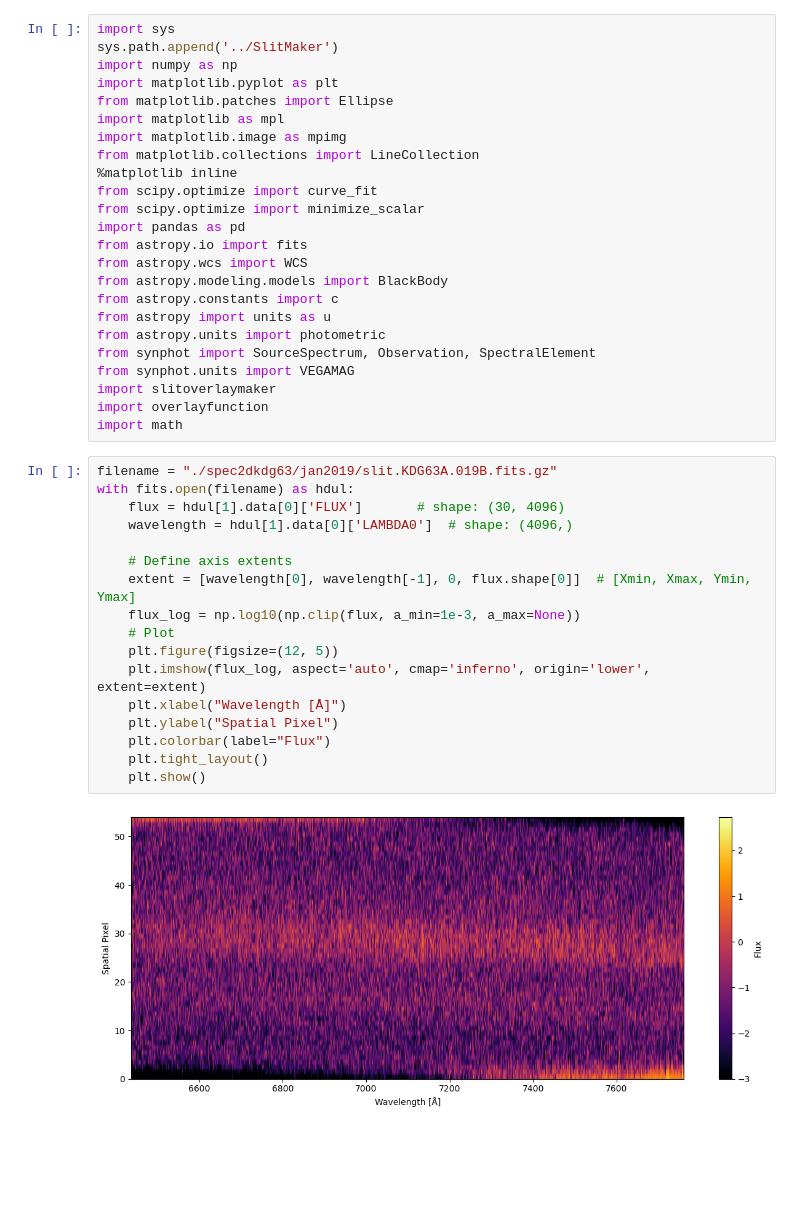
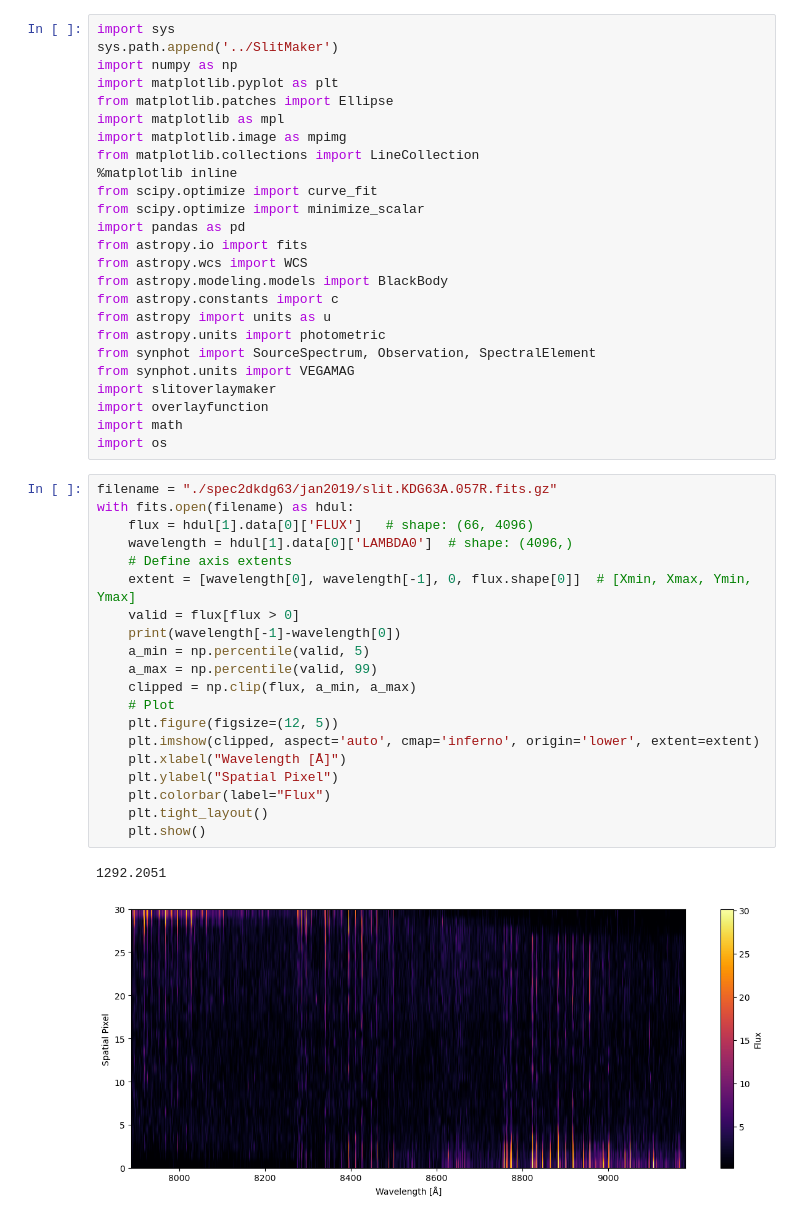
Before and after one commit to curryabalone/AST03, a Jupyter notebook: KDG63/KDG63 Spec2d.ipynb, the cells around one changed output. Saved outputs shown, nothing was run; the diff lists cells and outputs as text; blank space fills up the shorter version.

```diff
--- a/KDG63/KDG63 Spec2d.ipynb
+++ b/KDG63/KDG63 Spec2d.ipynb
@@ -22,22 +22,27 @@ from synphot.units import VEGAMAG
 import slitoverlaymaker
 import overlayfunction
 import math
+import os
 # %%
-filename = "./spec2dkdg63/jan2019/slit.KDG63A.019B.fits.gz"
+filename = "./spec2dkdg63/jan2019/slit.KDG63A.057R.fits.gz"
 with fits.open(filename) as hdul:
-    flux = hdul[1].data[0]['FLUX']       # shape: (30, 4096)
+    flux = hdul[1].data[0]['FLUX']   # shape: (66, 4096)
     wavelength = hdul[1].data[0]['LAMBDA0']  # shape: (4096,)
-
     # Define axis extents
     extent = [wavelength[0], wavelength[-1], 0, flux.shape[0]]  # [Xmin, Xmax, Ymin, Ymax]
-    flux_log = np.log10(np.clip(flux, a_min=1e-3, a_max=None))
+    valid = flux[flux > 0]
+    print(wavelength[-1]-wavelength[0])
+    a_min = np.percentile(valid, 5)
+    a_max = np.percentile(valid, 99)
+    clipped = np.clip(flux, a_min, a_max)
     # Plot
     plt.figure(figsize=(12, 5))
-    plt.imshow(flux_log, aspect='auto', cmap='inferno', origin='lower', extent=extent)
+    plt.imshow(clipped, aspect='auto', cmap='inferno', origin='lower', extent=extent)
     plt.xlabel("Wavelength [Å]")
     plt.ylabel("Spatial Pixel")
     plt.colorbar(label="Flux")
     plt.tight_layout()
     plt.show()
 # %% [output]
+1292.2051
-[figure, old version]
+[figure, new version]
```
Also changed, not shown: parts of 1 cell of this notebook.
